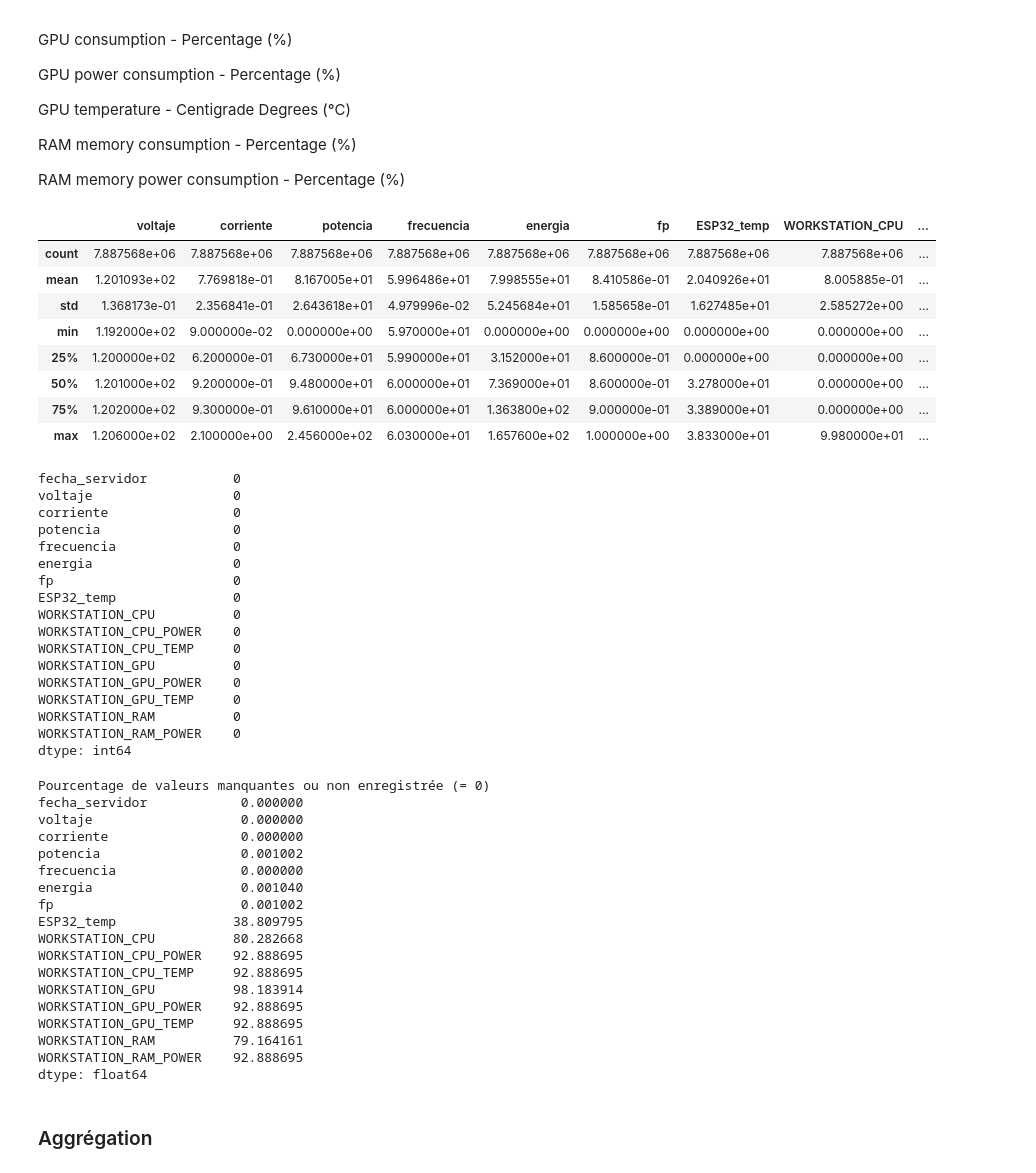
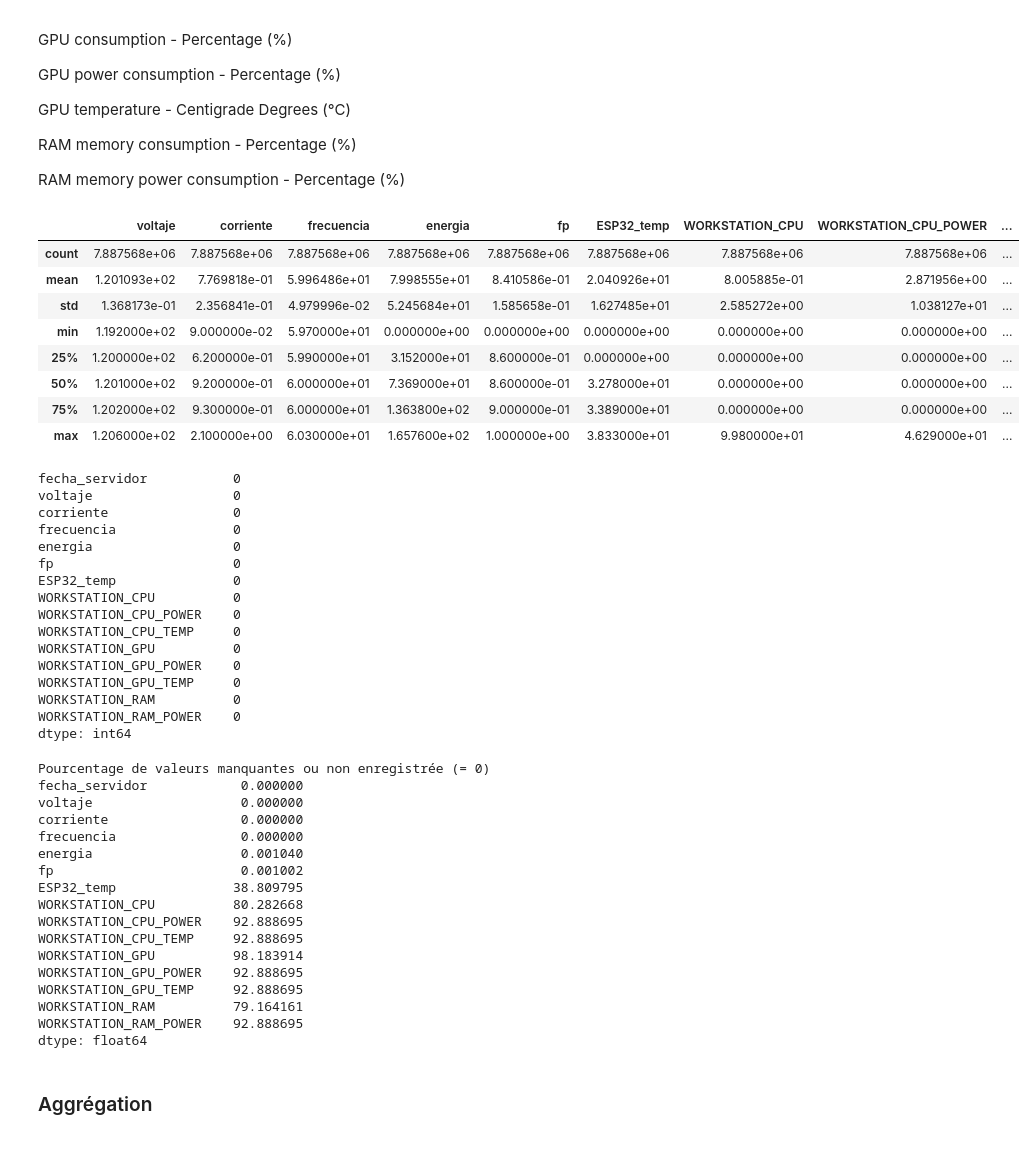
Before and after one commit to jules-bonhotal/Projet-DataViz, a Jupyter notebook: notebooks/preprocess_S1.ipynb, the cells around one changed output. Cells and saved outputs as stored; diff of their text form; code cells hidden in the pictures.

```diff
--- a/notebooks/preprocess_S1.ipynb
+++ b/notebooks/preprocess_S1.ipynb
@@ -36,27 +36,27 @@ df = pd.read_csv("../data/1mayo - agosto 2021.csv")
 # MAC address same every line
 # weekday : array([4, 3, 5, 6, 7, 1, 2], dtype=int64)
 # fecha_servidor == fecha_esp32
-excluded_cols = ["MAC", "weekday", "fecha_esp32"]
+excluded_cols = ["MAC", "weekday", "fecha_esp32", "potencia"]
 # %%
 simple_df = df.drop(excluded_cols, axis=1)
+simple_df2 = df.drop(excluded_cols, axis=1)
 simple_df.describe()
 # %% [output]
-|  | voltaje | corriente | potencia | frecuencia | energia | fp | ESP32_temp | WORKSTATION_CPU | ... |
+|  | voltaje | corriente | frecuencia | energia | fp | ESP32_temp | WORKSTATION_CPU | WORKSTATION_CPU_POWER | ... |
 | count | 7.887568e+06 | 7.887568e+06 | 7.887568e+06 | 7.887568e+06 | 7.887568e+06 | 7.887568e+06 | 7.887568e+06 | 7.887568e+06 | ... |
-| mean | 1.201093e+02 | 7.769818e-01 | 8.167005e+01 | 5.996486e+01 | 7.998555e+01 | 8.410586e-01 | 2.040926e+01 | 8.005885e-01 | ... |
-| std | 1.368173e-01 | 2.356841e-01 | 2.643618e+01 | 4.979996e-02 | 5.245684e+01 | 1.585658e-01 | 1.627485e+01 | 2.585272e+00 | ... |
-| min | 1.192000e+02 | 9.000000e-02 | 0.000000e+00 | 5.970000e+01 | 0.000000e+00 | 0.000000e+00 | 0.000000e+00 | 0.000000e+00 | ... |
-| 25% | 1.200000e+02 | 6.200000e-01 | 6.730000e+01 | 5.990000e+01 | 3.152000e+01 | 8.600000e-01 | 0.000000e+00 | 0.000000e+00 | ... |
-| 50% | 1.201000e+02 | 9.200000e-01 | 9.480000e+01 | 6.000000e+01 | 7.369000e+01 | 8.600000e-01 | 3.278000e+01 | 0.000000e+00 | ... |
-| 75% | 1.202000e+02 | 9.300000e-01 | 9.610000e+01 | 6.000000e+01 | 1.363800e+02 | 9.000000e-01 | 3.389000e+01 | 0.000000e+00 | ... |
-| max | 1.206000e+02 | 2.100000e+00 | 2.456000e+02 | 6.030000e+01 | 1.657600e+02 | 1.000000e+00 | 3.833000e+01 | 9.980000e+01 | ... |
+| mean | 1.201093e+02 | 7.769818e-01 | 5.996486e+01 | 7.998555e+01 | 8.410586e-01 | 2.040926e+01 | 8.005885e-01 | 2.871956e+00 | ... |
+| std | 1.368173e-01 | 2.356841e-01 | 4.979996e-02 | 5.245684e+01 | 1.585658e-01 | 1.627485e+01 | 2.585272e+00 | 1.038127e+01 | ... |
+| min | 1.192000e+02 | 9.000000e-02 | 5.970000e+01 | 0.000000e+00 | 0.000000e+00 | 0.000000e+00 | 0.000000e+00 | 0.000000e+00 | ... |
+| 25% | 1.200000e+02 | 6.200000e-01 | 5.990000e+01 | 3.152000e+01 | 8.600000e-01 | 0.000000e+00 | 0.000000e+00 | 0.000000e+00 | ... |
+| 50% | 1.201000e+02 | 9.200000e-01 | 6.000000e+01 | 7.369000e+01 | 8.600000e-01 | 3.278000e+01 | 0.000000e+00 | 0.000000e+00 | ... |
+| 75% | 1.202000e+02 | 9.300000e-01 | 6.000000e+01 | 1.363800e+02 | 9.000000e-01 | 3.389000e+01 | 0.000000e+00 | 0.000000e+00 | ... |
+| max | 1.206000e+02 | 2.100000e+00 | 6.030000e+01 | 1.657600e+02 | 1.000000e+00 | 3.833000e+01 | 9.980000e+01 | 4.629000e+01 | ... |
 # %%
 simple_df.isna().sum()
 # %% [output]
 fecha_servidor           0
 voltaje                  0
 corriente                0
-potencia                 0
 frecuencia               0
 energia                  0
 fp                       0
@@ -78,7 +78,6 @@ Pourcentage de valeurs manquantes ou non enregistrée (= 0)
 fecha_servidor            0.000000
 voltaje                   0.000000
 corriente                 0.000000
-potencia                  0.001002
 frecuencia                0.000000
 energia                   0.001040
 fp                        0.001002
```
Also changed, not shown: parts of 3 cells of this notebook, 21 other files.
